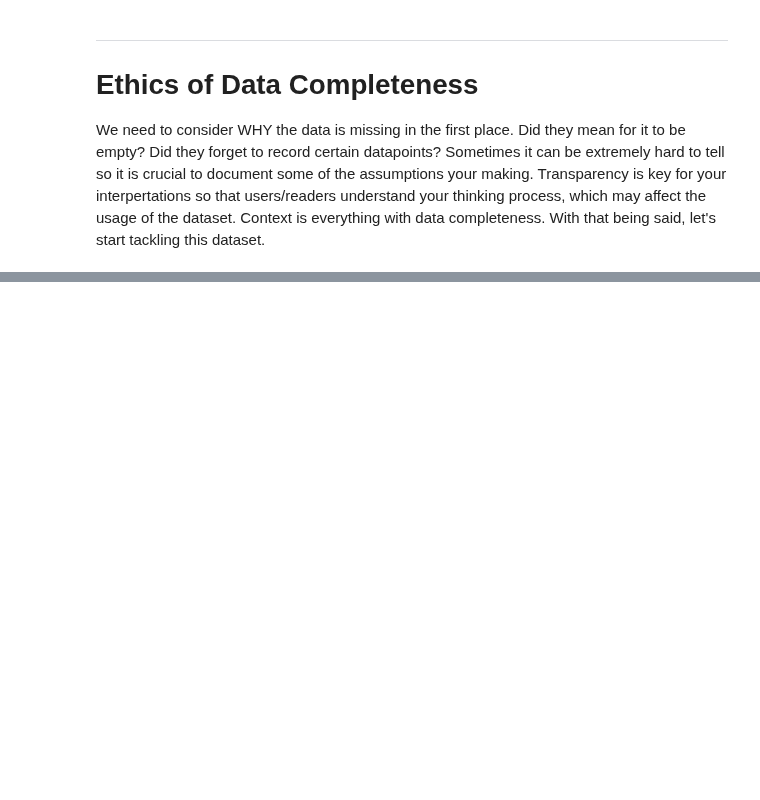
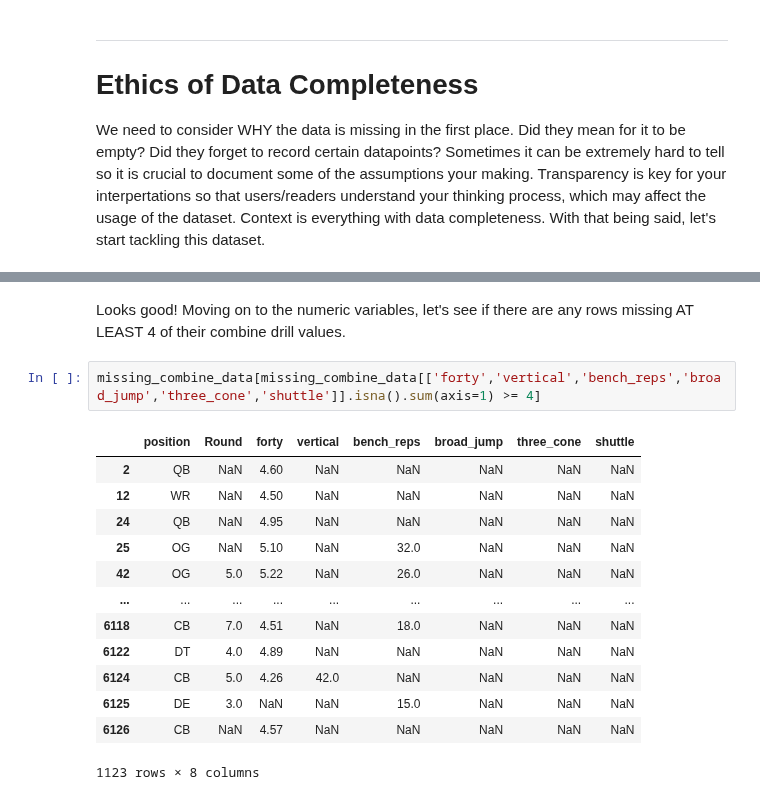
Before and after one commit to schuckers/Charlotte_SCORE_Summer25, a Jupyter notebook: Modules/Intro to Data Cleaning and Imputation by Austin Hayes/Intro to Data Cleaning and Imputation by Austin Hayes.ipynb, the cells around one changed output, grey strips where cells are left out. Saved outputs shown, nothing was run; the diff lists cells and outputs as text; blank space fills up the shorter version.

```diff
--- a/Modules/Intro to Data Cleaning and Imputation by Austin Hayes/Intro to Data Cleaning and Imputation by Austin Hayes.ipynb
+++ b/Modules/Intro to Data Cleaning and Imputation by Austin Hayes/Intro to Data Cleaning and Imputation by Austin Hayes.ipynb
@@ -218,0 +246,18 @@ Before getting to that, let's make it simple and create a seperate dataframe for
+# %% [markdown]
+Looks good! Moving on to the numeric variables, let's see if there are any rows missing AT LEAST 4 of their combine drill values.
+# %%
+missing_combine_data[missing_combine_data[['forty','vertical','bench_reps','broad_jump','three_cone','shuttle']].isna().sum(axis=1) >= 4]
+# %% [output]
+|  | position | Round | forty | vertical | bench_reps | broad_jump | three_cone | shuttle |
+| 2 | QB | NaN | 4.60 | NaN | NaN | NaN | NaN | NaN |
+| 12 | WR | NaN | 4.50 | NaN | NaN | NaN | NaN | NaN |
+| 24 | QB | NaN | 4.95 | NaN | NaN | NaN | NaN | NaN |
+| 25 | OG | NaN | 5.10 | NaN | 32.0 | NaN | NaN | NaN |
+| 42 | OG | 5.0 | 5.22 | NaN | 26.0 | NaN | NaN | NaN |
+| ... | ... | ... | ... | ... | ... | ... | ... | ... |
+| 6118 | CB | 7.0 | 4.51 | NaN | 18.0 | NaN | NaN | NaN |
+| 6122 | DT | 4.0 | 4.89 | NaN | NaN | NaN | NaN | NaN |
+| 6124 | CB | 5.0 | 4.26 | 42.0 | NaN | NaN | NaN | NaN |
+| 6125 | DE | 3.0 | NaN | NaN | 15.0 | NaN | NaN | NaN |
+| 6126 | CB | NaN | 4.57 | NaN | NaN | NaN | NaN | NaN |
+1123 rows × 8 columns
```
Also changed, not shown: parts of 32 cells of this notebook.
